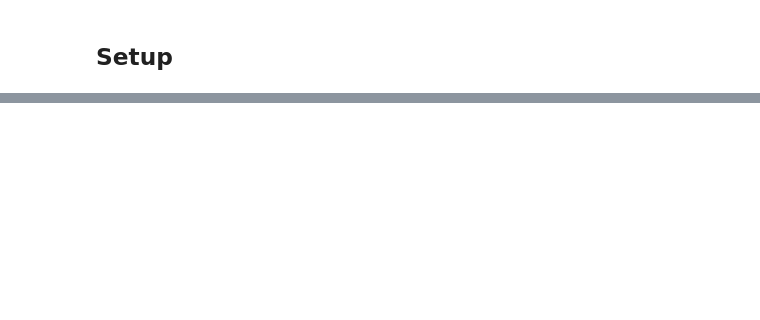
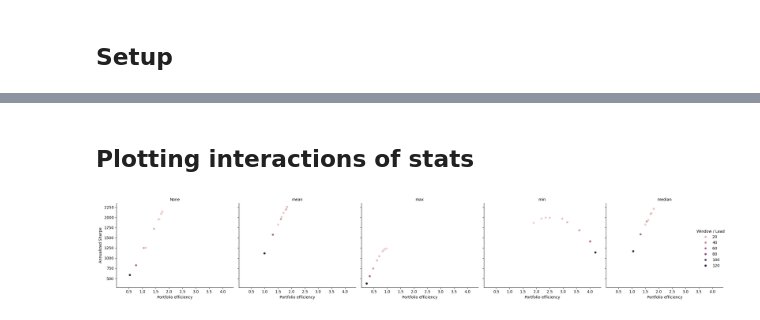
Before and after one commit to ilyaperepelitsa/dobyte_test, a Jupyter notebook: notebooks/run_multiple_strategies.ipynb, the cells around one changed output, grey strips where cells are left out. Drawn from its saved outputs; the diff is of its cells as text; code cells hidden in the pictures; blank space fills up the shorter version.

Commit message:
prepare results - graphs, tables, README md file

```diff
--- a/notebooks/run_multiple_strategies.ipynb
+++ b/notebooks/run_multiple_strategies.ipynb
@@ -19,5 +32,7 @@ TS, BIDS, ASKS = load_data()
 engine = Backtester(TS, BIDS, ASKS, FutureLookupStrategy())
 engine.run()
 
-indices.append(f"FutureLookupStrategy")
-all_stats.append(engine.stats("desc"))
+label = "FutureLookupStrategy"
+mi_tuples.append((label, None, None))
+all_stats.append(engine.stats("desc"))          # ← keep as you had
+equity_curves.append((label, engine.equity_curve()))
@@ -24,7 +41,9 @@ all_stats.append(engine.stats("desc"))
 # %%
-for i in list(range(1, 6)) + [10, 15, 30, 60, 120]:
+for i in [*range(1, 6), 10, 15, 30, 60, 120]:
     engine = Backtester(TS, BIDS, ASKS, NthValueStrategy(offset=i))
     engine.run()
 
-    indices.append(f"NthValueStrategy__{i}")
+    label = f"NthValueStrategy‑{i}"
+    mi_tuples.append(("NthValueStrategy", i, None))
     all_stats.append(engine.stats("desc"))
+    equity_curves.append((label, engine.equity_curve()))
@@ -31,4 +70,5 @@ for i in list(range(1, 6)) + [10, 15, 30, 60, 120]:
 # %%
-import pandas as pd
+# import pandas as pd
 
-pd.DataFrame(all_stats, index = indices)
+index = pd.MultiIndex.from_tuples(mi_tuples, names=["strategy", "window/lead", "agg_fn"])
+# pd.DataFrame(all_stats, index = index)
@@ -47,0 +183,48 @@ pd.DataFrame(all_stats, index = indices)
+# %% [markdown]
+## Plotting interactions of stats
+# %%
+df = pd.DataFrame(all_stats, index = index)
+# %%
+
+plot_df = (
+    df.reset_index()
+      .rename(columns={"strategy": "group"})
+)
+
+plot_df["agg_fn"]      = plot_df["agg_fn"].fillna("None")
+plot_df["window/lead"] = plot_df["window/lead"].fillna(1.0)
+
+norm = Normalize(
+    vmin=plot_df["window/lead"].min(),
+    vmax=plot_df["window/lead"].max()
+)
+
+g = sns.relplot(
+        data   = plot_df,
+        kind   = "scatter",
+        x      = "Portfolio efficiency",
+        y      = "Annualized Sharpe",
+        hue    = "window/lead",
+        hue_norm = norm,
+        col    = "agg_fn",
+        edgecolor = "w",
+        linewidth = .5,
+        height = 4,
+        aspect = 1.1
+)
+
+g.set_titles(col_template="{col_name}")
+g.legend.set_title("Window / Lead")
+
+fig = g.fig
+fig.tight_layout()
+fig.savefig(
+    "../reports/figures/strategy_scatter.png",
+    dpi=300,
+    bbox_inches="tight"
+)
+
+# optional on‑screen preview
+plt.show()
+# %% [output]
+[figure, added]
```
Also changed, not shown: parts of 21 cells of this notebook, 19 other files.
